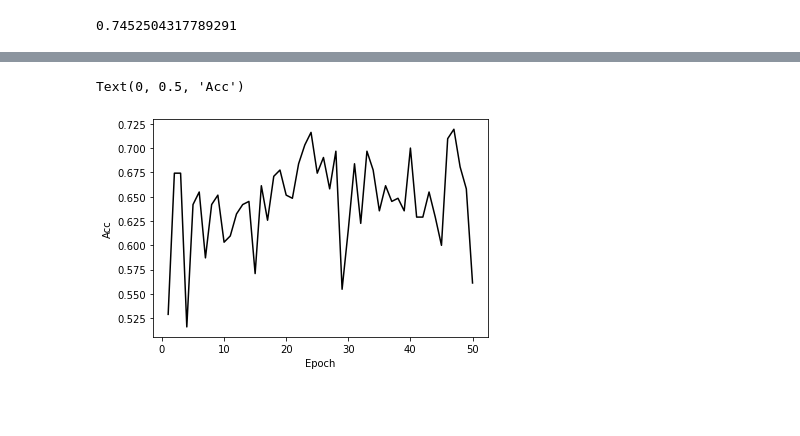
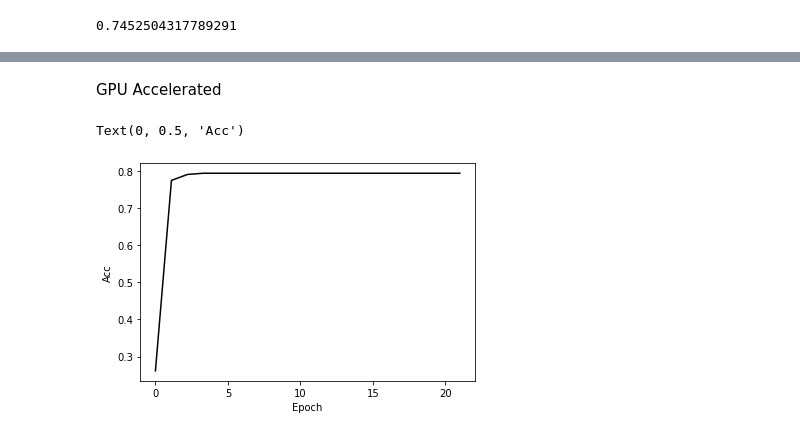
Before and after one commit to MEH04/Lung-CT-CNN, a Jupyter notebook: MedMNIST/lung_nodule_CNN.ipynb, the cells around one changed output, grey strips where cells are left out. Cells and saved outputs as stored; diff of their text form; code cells hidden in the pictures; blank space fills up the shorter version.

Commit message:
changed architecture
- added gpu functionality
- changed architecture to accommodate 28x28x28 image size
- network still not training as expected

```diff
--- a/MedMNIST/lung_nodule_CNN.ipynb
+++ b/MedMNIST/lung_nodule_CNN.ipynb
@@ -41,9 +41,9 @@ plt.show()
 data_flag = 'nodulemnist3d'
 download = False
 
-num_epochs = 50 #no. of times the NN is trained on the entire dataset
-batch_size = 128 #no. of images before parameters are updated
-lr = 0.001
+num_epochs = 20#no. of times the NN is trained on the entire dataset
+batch_size = 64 #no. of images before parameters are updated
+lr = 0.01
 
 info = INFO[data_flag]
 task = info['task'] #binary classification or multi-classification?
@@ -80,27 +80,27 @@ class Net (nn.Module):
         self.model= nn.Sequential(
 
         #Conv layer 1
-        nn.Conv3d(num_channels, 32, kernel_size=(3, 3, 3), padding=0),
+        nn.Conv3d(num_channels, 28, kernel_size=(3, 3, 3), padding=0),
         nn.ReLU(),
         nn.MaxPool3d((2, 2, 2)),
 
         #Conv layer 2
-        nn.Conv3d(32, 64, kernel_size=(3, 3, 3), padding=0),
+        nn.Conv3d(28, 56, kernel_size=(3, 3, 3), padding=0),
         nn.ReLU(),
         nn.MaxPool3d((2, 2, 2)),
 
         #Flatten
         nn.Flatten(),
         #Linear 1
-        nn.Linear(8000,32),
+        nn.Linear(7000,28),
         #Relu
         nn.ReLU(),
         #BatchNorm1d
-        nn.BatchNorm1d(32),
+        nn.BatchNorm1d(28),
         #Dropout
         nn.Dropout(p=0.15),
         #Linear 2
-        nn.Linear(32, num_classes)
+        nn.Linear(28, num_classes)
         )
 
     def forward(self, x):
@@ -159,0 +110,2 @@ for epoch in range(num_epochs):
+# %% [markdown]
+GPU Accelerated
@@ -160,7 +171,8 @@ for epoch in range(num_epochs):
 # %%
+n=np.linspace(0,num_epochs+1,num_epochs)
 plt.plot(n,acc_array,color='black')
 plt.xlabel('Epoch')
 plt.ylabel('Acc')
 # %% [output]
 Text(0, 0.5, 'Acc')
-[figure, old version]
+[figure, new version]
```
Also changed, not shown: parts of 4 cells of this notebook.
